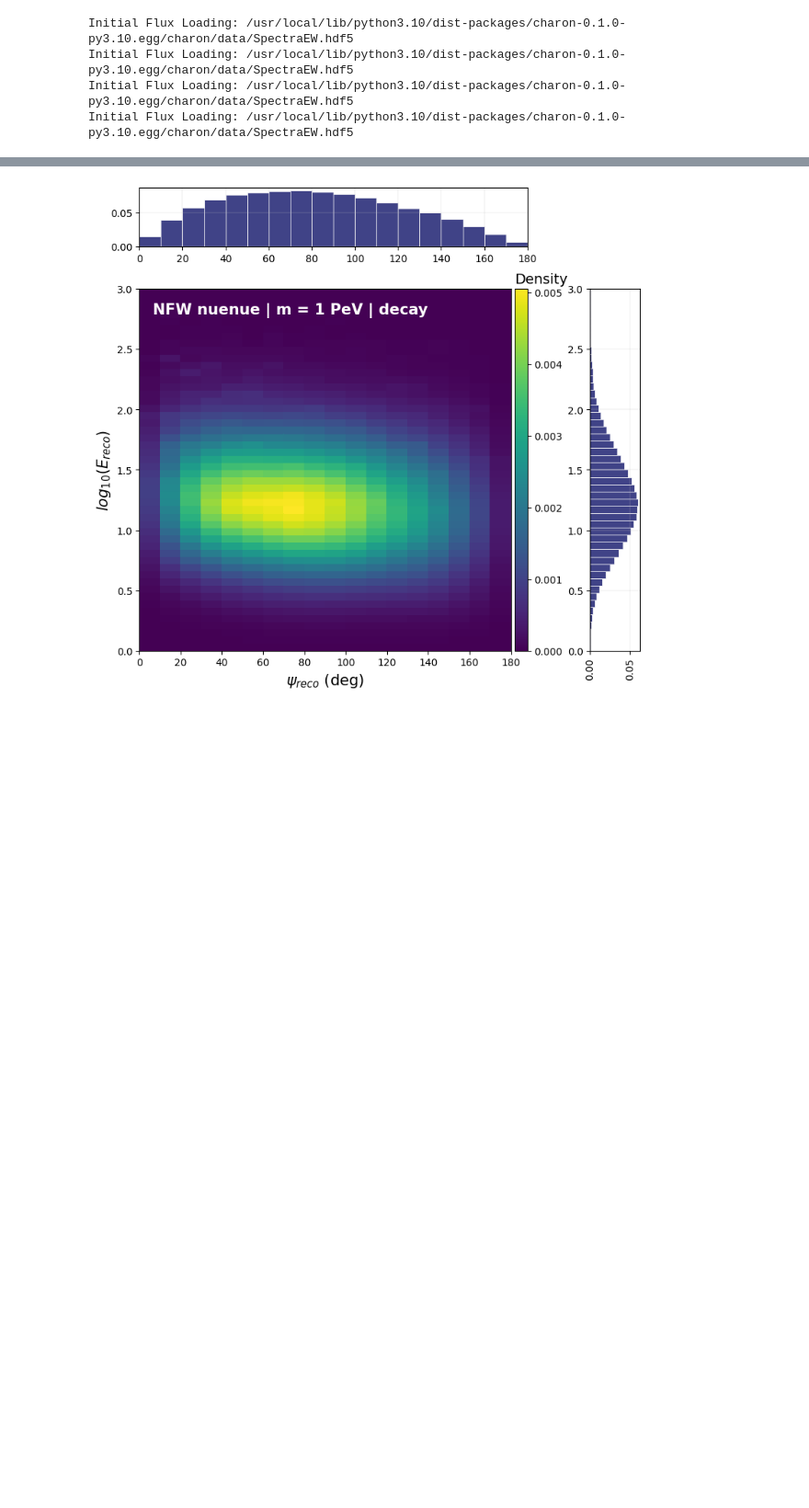
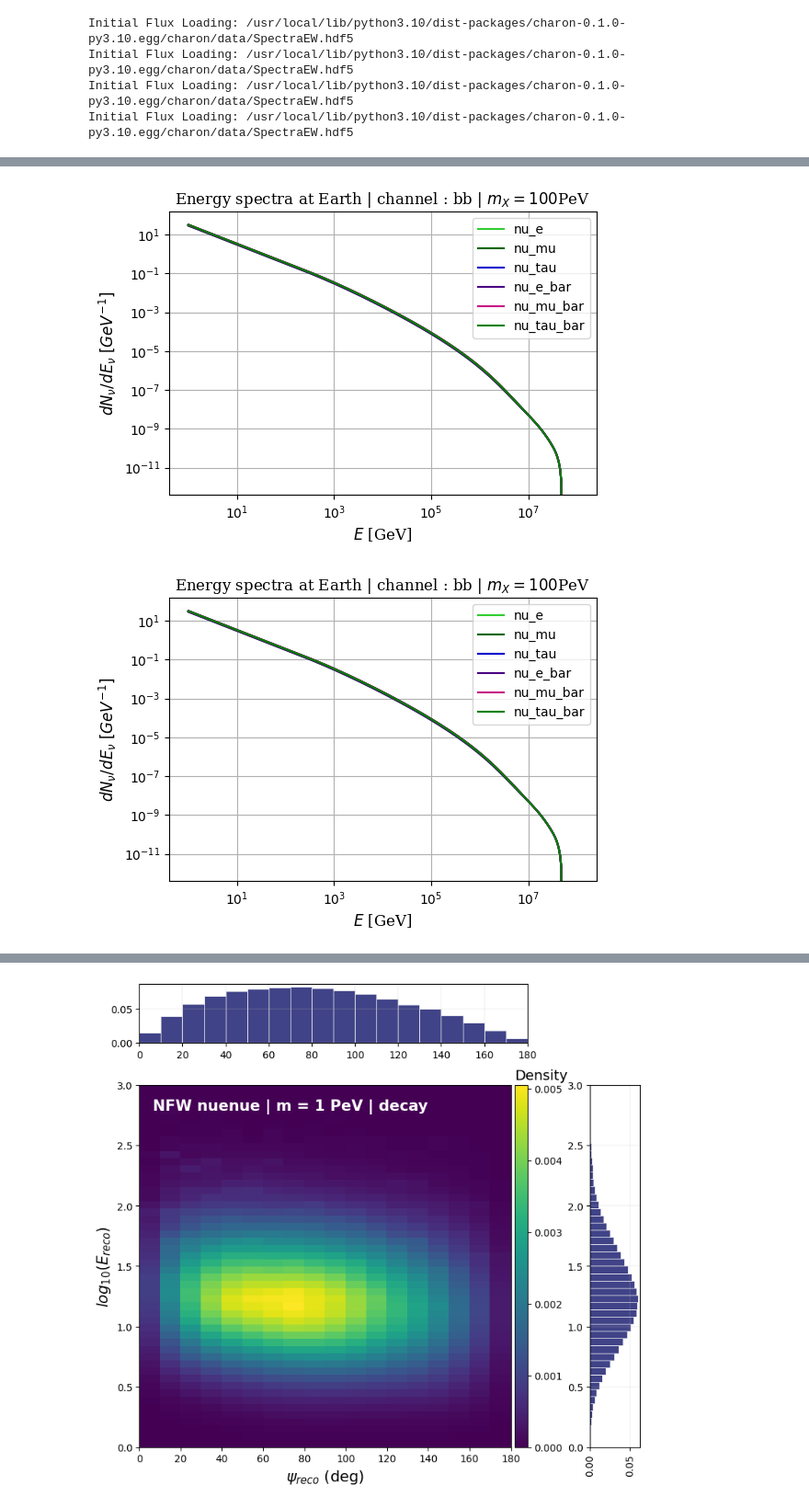
Before and after one commit to danaevld/IceCube, a Jupyter notebook: Spectra_Dec_Extrapolation.ipynb, the cells around one changed output, grey strips where cells are left out. Shown at 92% size. Cells and saved outputs as stored; diff of their text form; code cells hidden in the pictures; blank space fills up the shorter version.

```diff
--- a/Spectra_Dec_Extrapolation.ipynb
+++ b/Spectra_Dec_Extrapolation.ipynb
@@ -137,0 +168,4 @@ Initial Flux Loading: /usr/local/lib/python3.10/dist-packages/charon-0.1.0-py3.1
+# %%
+Reco_rate_bb_NFW100 = Signal_PDF(mass=1e8, channel='bb',process='decay',galactic_profile=profile.NFW, extrapolation=True, normalize=True)
+Reco_rate_bb_Burkert100 = Signal_PDF(mass=1e8, channel='bb',process='decay',galactic_profile=profile.Burkert, extrapolation=True, normalize=True)
+# %% [output]
@@ -138,3 +178,5 @@ Initial Flux Loading: /usr/local/lib/python3.10/dist-packages/charon-0.1.0-py3.1
+[figure, added]
+[figure, added]
 # %%
 Reco_rate_nue_NFW1000 = Signal_PDF(mass=1e9, channel='nuenue',process='decay',galactic_profile=profile.NFW, extrapolation=True, normalize=True)
 Reco_rate_nue_Burkert1000 = Signal_PDF(mass=1e9, channel='nuenue',process='decay',galactic_profile=profile.Burkert,extrapolation=True, normalize=True)
```
Also changed, not shown: parts of 28 cells of this notebook, 1 other file.
